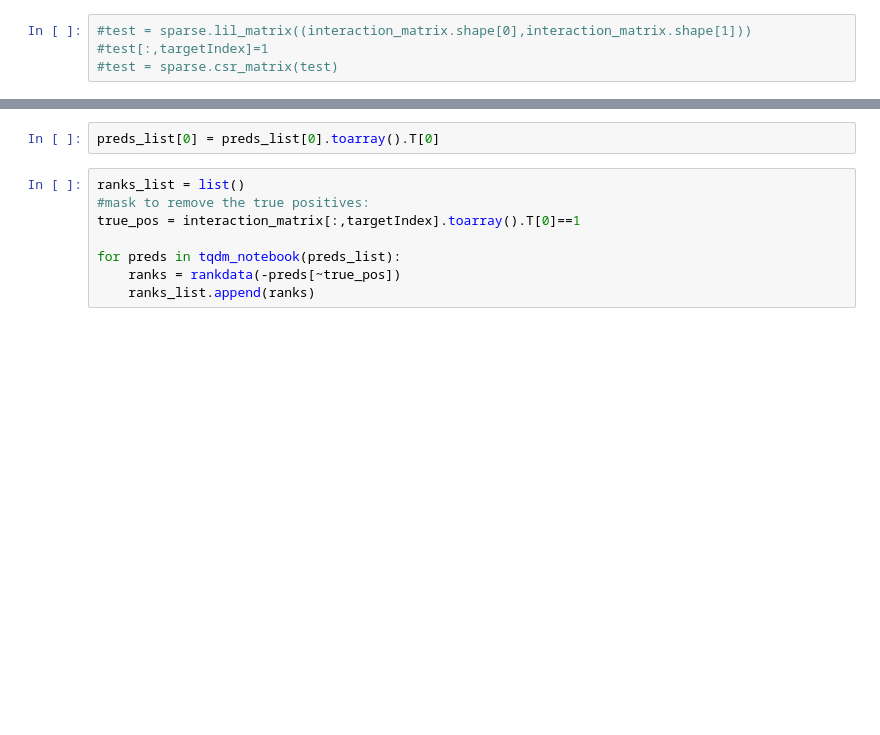
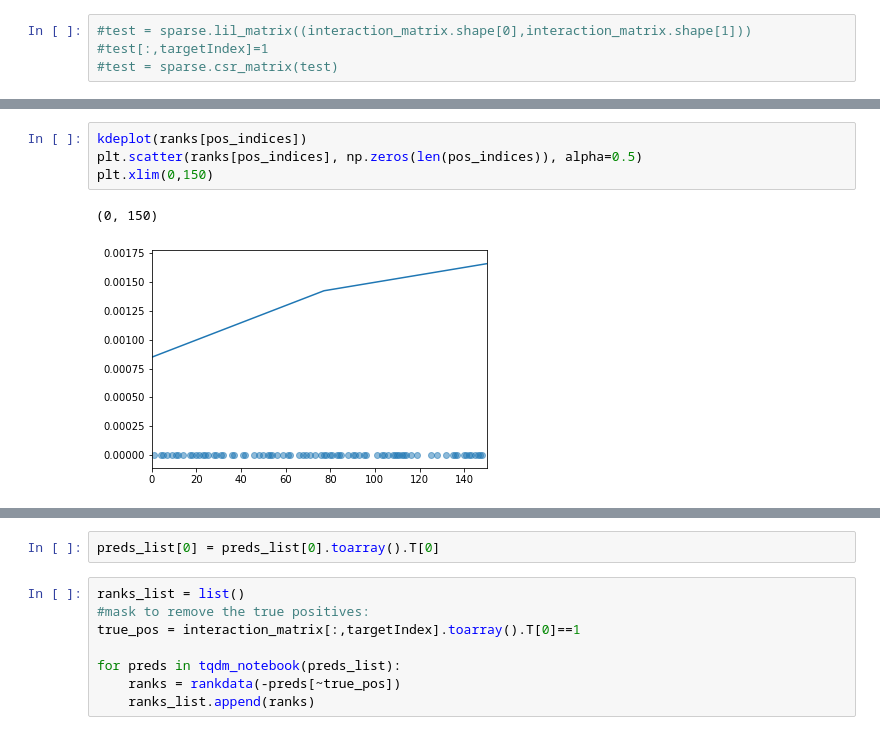
Before and after one commit to ljmartin/molrec, a Jupyter notebook: gpr55_prediction/predict_for_gpr55.ipynb, the cells around one changed output, grey strips where cells are left out. Saved outputs shown, nothing was run; the diff lists cells and outputs as text; blank space fills up the shorter version.

```diff
--- a/gpr55_prediction/predict_for_gpr55.ipynb
+++ b/gpr55_prediction/predict_for_gpr55.ipynb
@@ -68,0 +257,7 @@ hpo_lightfm_warp
+# %%
+kdeplot(ranks[pos_indices])
+plt.scatter(ranks[pos_indices], np.zeros(len(pos_indices)), alpha=0.5)
+plt.xlim(0,150)
+# %% [output]
+(0, 150)
+[figure, added]
```
Also changed, not shown: parts of 47 cells of this notebook, 7 other files.
